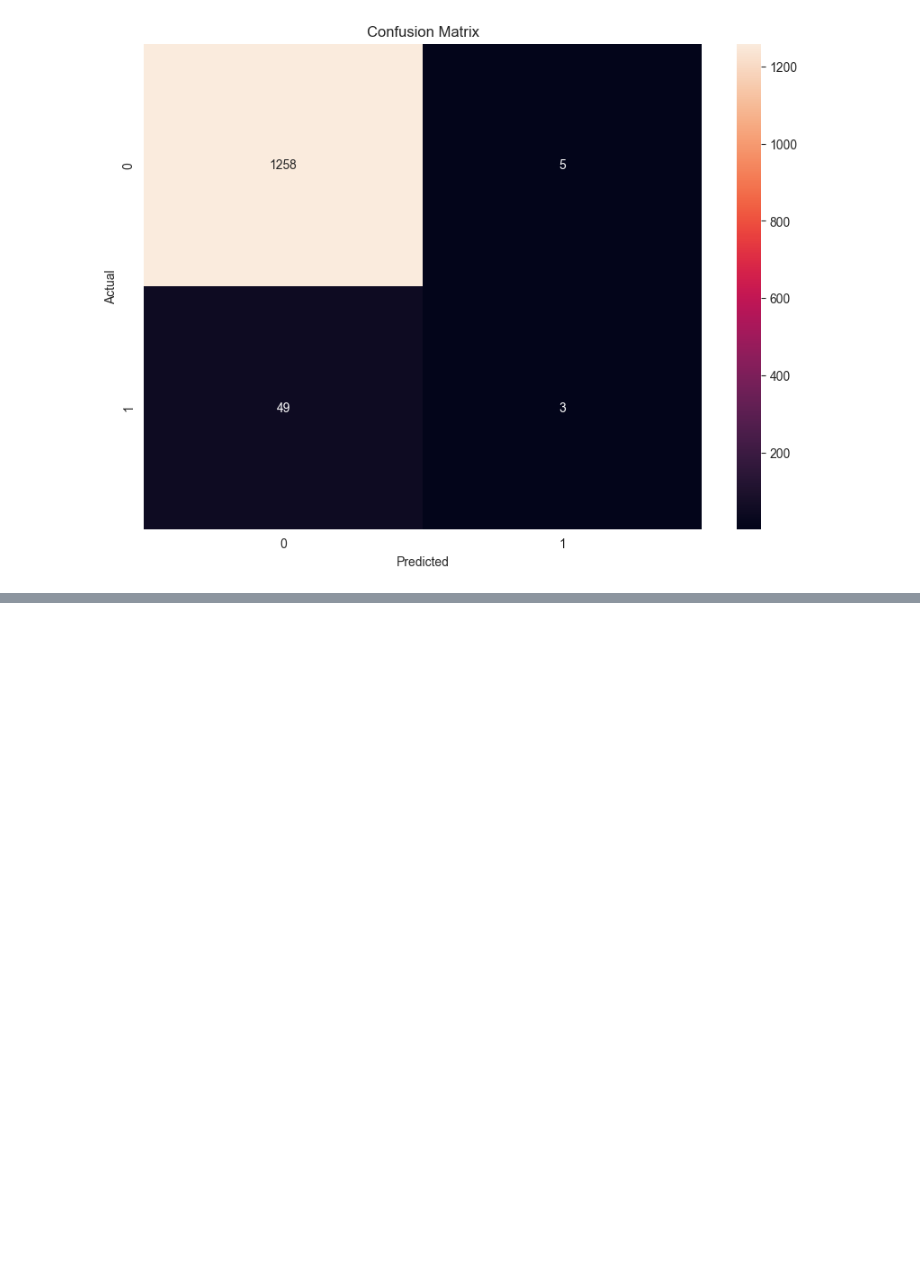
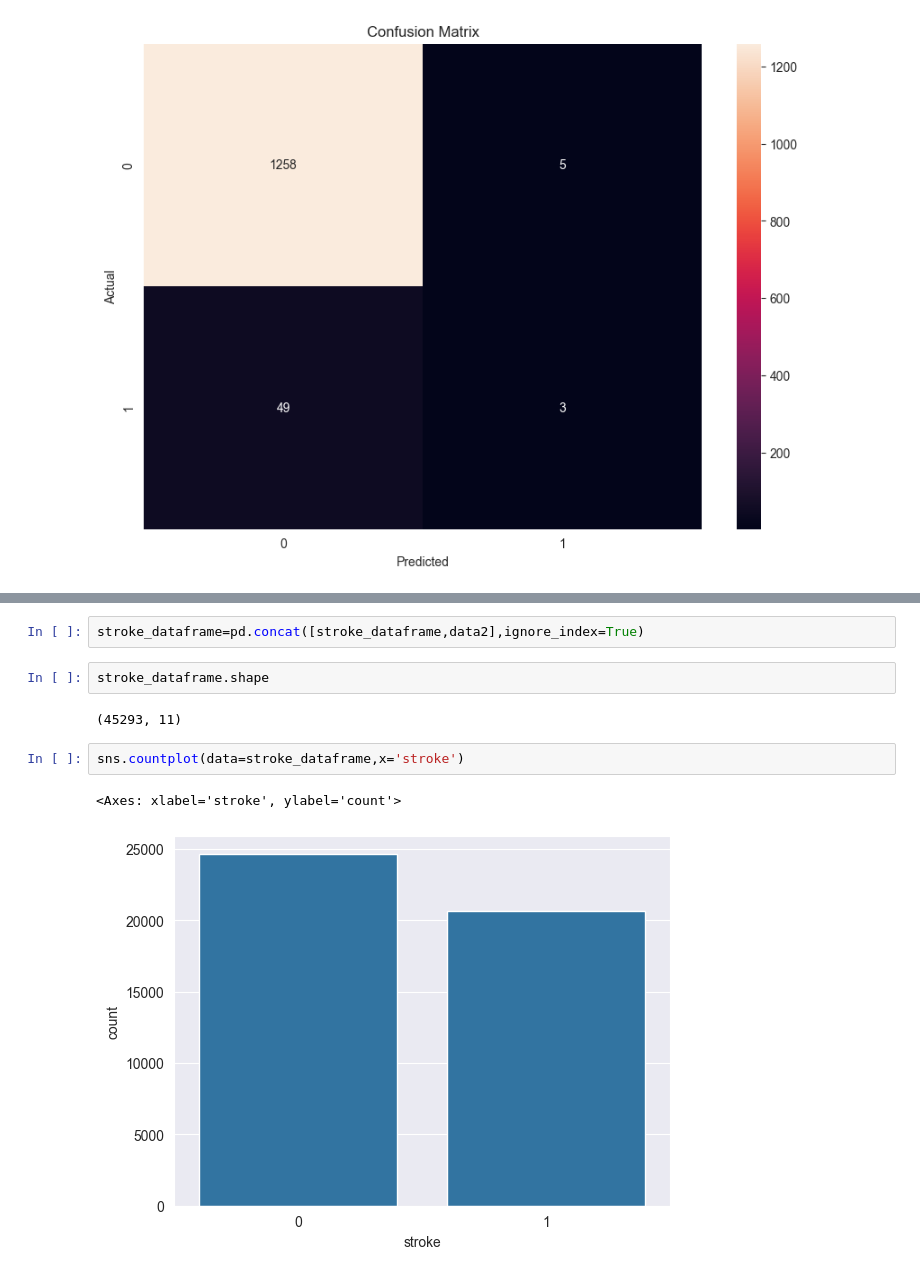
Before and after one commit to Rammiiii/DEPI-Project, a Jupyter notebook: DEPI_GP.ipynb, the cells around one changed output, grey strips where cells are left out. Drawn from its saved outputs; the diff is of its cells as text; blank space fills up the shorter version.

```diff
--- a/DEPI_GP.ipynb
+++ b/DEPI_GP.ipynb
@@ -740,0 +910,11 @@ with open('stroke_prediction_model.pkl', 'wb') as file:
+# %%
+stroke_dataframe=pd.concat([stroke_dataframe,data2],ignore_index=True)
+# %%
+stroke_dataframe.shape
+# %% [output]
+(45293, 11)
+# %%
+sns.countplot(data=stroke_dataframe,x='stroke')
+# %% [output]
+<Axes: xlabel='stroke', ylabel='count'>
+[figure, added]
```
Also changed, not shown: parts of 37 cells of this notebook, 3 other files.
